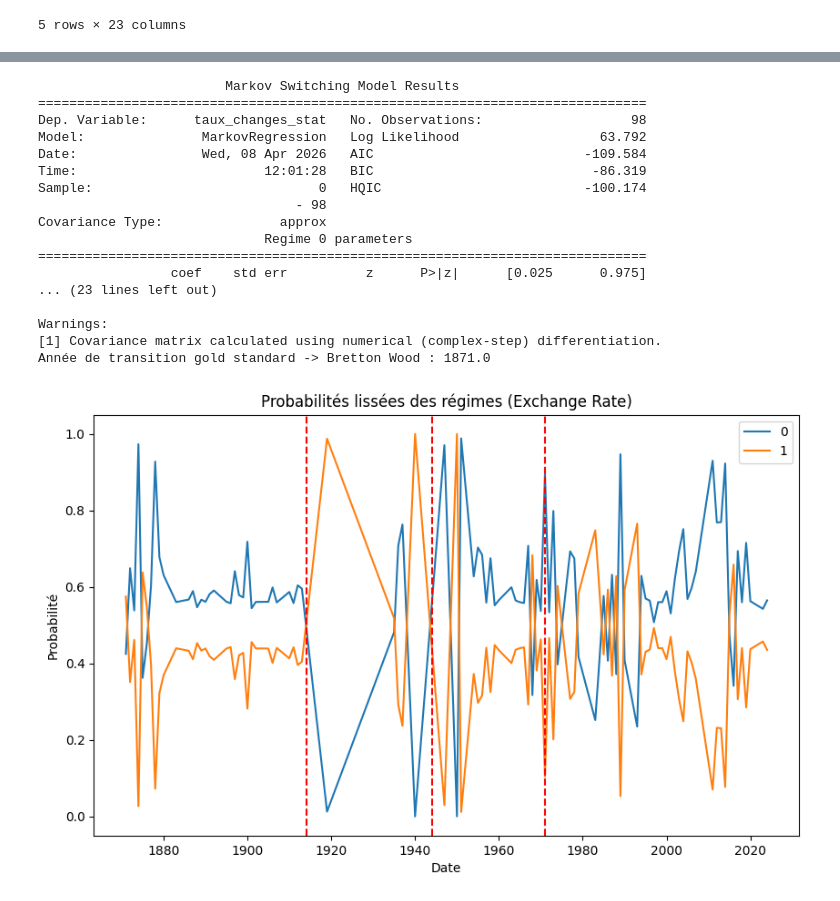
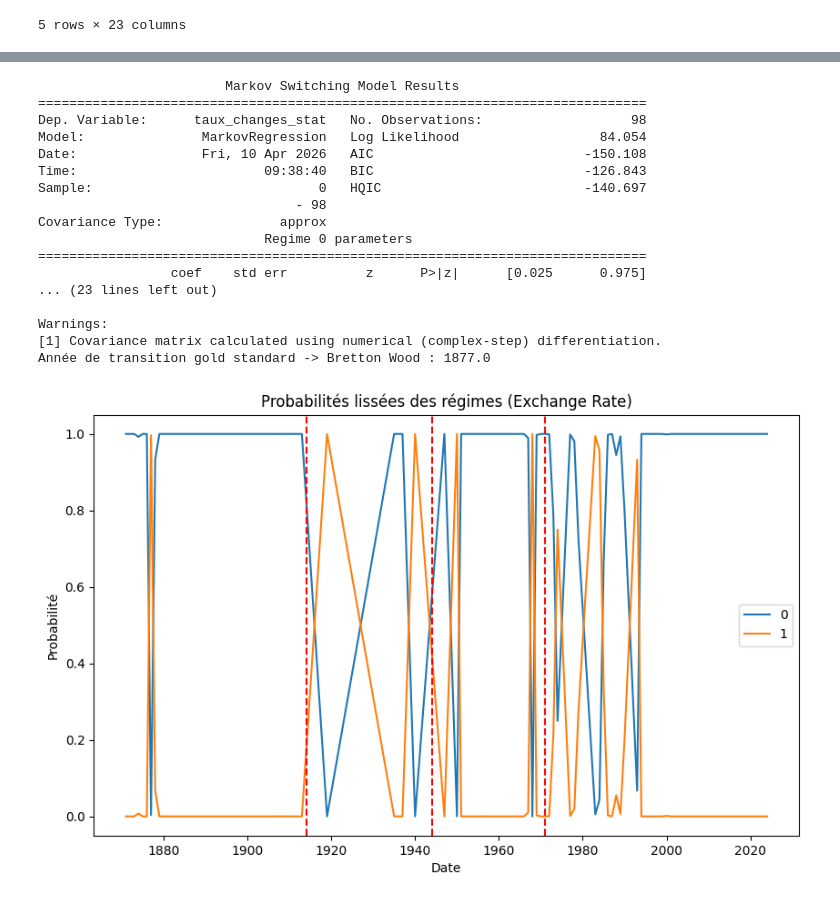
Before and after one commit to TimmGRT/Monetary-Policy-UK-1870-2025, a Jupyter notebook: CODE_ZONE/timeo_code/timeo_code_markov.ipynb, the cells around one changed output, grey strips where cells are left out. Saved outputs shown, nothing was run; the diff lists cells and outputs as text; code cells hidden in the pictures.

Commit message:
push pour dorian int markov

```diff
--- a/CODE_ZONE/timeo_code/timeo_code_markov.ipynb
+++ b/CODE_ZONE/timeo_code/timeo_code_markov.ipynb
@@ -277,5 +297,8 @@ i = data['taux_directeur']
 # N regimes
 nreg = 2
 
+# Variance switching
+var = False
+
 # Intercept propre a chaque régimes
 st = True
@@ -375,9 +416,9 @@ Année de transition gold standard -> Bretton Wood : 1862.0
 # %%
-### MRKOV POUR LE TAUX DE CHANGE
+### MARKOV POUR LE TAUX DE CHANGE
 markov_change = MarkovRegression(e, k_regimes = nreg, exog = i_exch, switching_variance = var, switching_trend= st)
 
 # Estimationd du MLE
-result_change = markov_change.fit()
+result_change = markov_change.fit(search_reps=1000)
 print(result_change.summary())
 
 # # Matrice de transition
@@ -387,36 +428,36 @@ print(result_change.summary())
 probs_change = result_change.smoothed_marginal_probabilities
 
 try :
     print(f"Année de transition gold standard -> Bretton Wood : {probs_change.index[probs_change[0] < probs_change[1]].min()}")
     print(f"Année de transition Bretton Wood -> Floating Rate : {probs_change.index[(probs_change.index > 1900.0) & (probs_change[1] < probs_change[2])].min()}")
 except Exception as ex:
     pass
 
 #Plot des résultats des probabilités lissés
 probs_change.plot(figsize=(10,6))
 plt.title("Probabilités lissées des régimes (Exchange Rate)")
 plt.axvline(x=1914, color='red', linestyle='--', label='Seuil')
 plt.axvline(x=1944, color='red', linestyle='--', label='Seuil')
 plt.axvline(x=1971, color='red', linestyle='--', label='Seuil')
 plt.xlabel("Date")
 plt.ylabel("Probabilité")
 plt.show()
 # %% [output]
                         Markov Switching Model Results
 ==============================================================================
 Dep. Variable:      taux_changes_stat   No. Observations:                   98
-Model:               MarkovRegression   Log Likelihood                  63.792
-Date:                Wed, 08 Apr 2026   AIC                           -109.584
-Time:                        12:01:28   BIC                            -86.319
-Sample:                             0   HQIC                          -100.174
+Model:               MarkovRegression   Log Likelihood                  84.054
+Date:                Fri, 10 Apr 2026   AIC                           -150.108
+Time:                        09:38:40   BIC                           -126.843
+Sample:                             0   HQIC                          -140.697
                                  - 98
 Covariance Type:               approx
                              Regime 0 parameters
 ==============================================================================
                  coef    std err          z      P>|z|      [0.025      0.975]
 ... (23 lines left out)
 
 Warnings:
 [1] Covariance matrix calculated using numerical (complex-step) differentiation.
-Année de transition gold standard -> Bretton Wood : 1871.0
+Année de transition gold standard -> Bretton Wood : 1877.0
-[figure, old version]
+[figure, new version]
```
Also changed, not shown: parts of 15 cells of this notebook.
